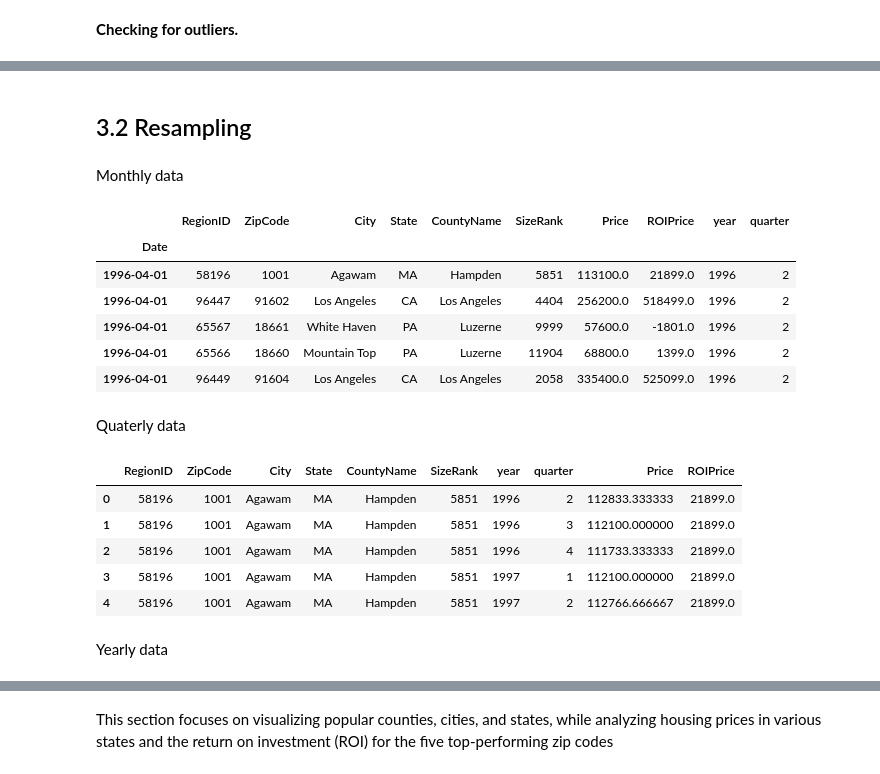
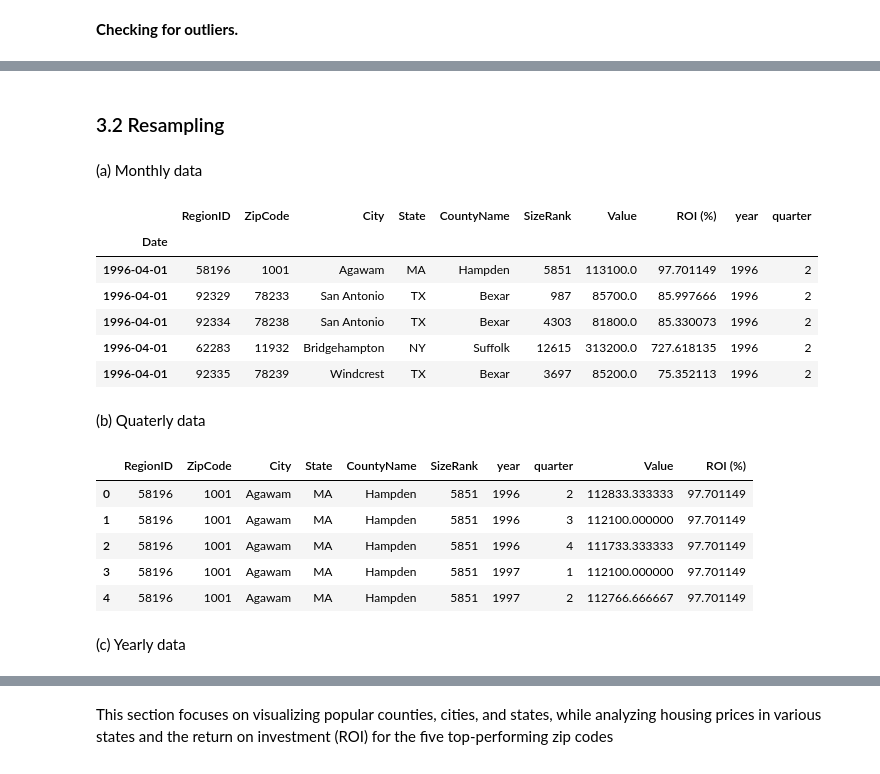
Before and after one commit to PaulMuniu/Phase-4-Group-Project, a Jupyter notebook: Student.ipynb, the cells around one changed output, grey strips where cells are left out. Saved outputs shown, nothing was run; the diff lists cells and outputs as text; code cells hidden in the pictures.

```diff
--- a/Student.ipynb
+++ b/Student.ipynb
@@ -268,4 +271,4 @@ Renaming and convertion.
 df.rename(columns={'RegionName': 'ZipCode'}, inplace=True)
 # %%
 # Convert 'Date' column to datetime
-df.loc[:, 'Date'] = pd.to_datetime(df['Date'], format='%Y-%m')
+df.loc[:, 'Date'] =pd.to_datetime(df['Date']).dt.date
@@ -271,0 +284,17 @@ df.loc[:, 'Date'] = pd.to_datetime(df['Date'], format='%Y-%m')
+# %%
+# Calc. initial and final values for each ZipCode
+initial_values = df.groupby('ZipCode').first()['Value']
+final_values = df.groupby('ZipCode').last()['Value']
+
+# Calc. ROI for each ZipCode
+roi = (final_values - initial_values) / initial_values * 100
+
+# Create a DataFrame to display ROI
+roi_df = pd.DataFrame({
+    'ZipCode': roi.index,
+    'Initial Value': initial_values.values,
+    'Final Value': final_values.values,
+    'ROI (%)': roi.values
+})
+
+roi_df.sample(5, random_state=42)
@@ -271,0 +308,4 @@ df.loc[:, 'Date'] = pd.to_datetime(df['Date'], format='%Y-%m')
+# %%
+# Merge the ROI column to the df dataset
+data = pd.merge(df, roi_df)
+data.head()
@@ -328,3 +353,0 @@ plt.show();
-# %%
-data = pd.merge(df, top_5_zipcodes, on='ZipCode')
-data.head()
@@ -385,61 +405,62 @@ data.describe(include=['object'])
 # %% [markdown]
-## 3.2 Resampling
+### 3.2 Resampling
-# %% [markdown]
-Monthly data
+# %% [markdown]
+(a) Monthly data
 # %%
 # Extract year
+data['Date'] = pd.to_datetime(data['Date'], format='%Y-%m')
 data['Year'] = data['Date'].dt.year
 
 # Group by year and calculate mean
-df_monthly = data.groupby(['RegionID', 'ZipCode', 'City', 'State', 'CountyName', 'SizeRank', 'Date']).agg({'value': 'mean', 'ROIPrice': 'mean'}).reset_index()
+df_monthly = data.groupby(['RegionID', 'ZipCode', 'City', 'State', 'CountyName', 'SizeRank', 'Date']).agg({'Value': 'mean', 'ROI (%)': 'mean'}).reset_index()
 
 # Extract year and quarter
 df_monthly['year'] = df_monthly['Date'].dt.year
 df_monthly['quarter'] = df_monthly['Date'].dt.quarter
 
 # Group by year, quarter, and other columns, then calculate mean
-df_quarterly = df_monthly.groupby(['RegionID', 'ZipCode', 'City', 'State', 'CountyName', 'SizeRank', 'year', 'quarter']).agg({'Price': 'mean', 'ROIPrice': 'mean'}).reset_index()
+df_quarterly = df_monthly.groupby(['RegionID', 'ZipCode', 'City', 'State', 'CountyName', 'SizeRank', 'year', 'quarter']).agg({'Value': 'mean', 'ROI (%)': 'mean'}).reset_index()
 
 # Display the result
 df_quarterly
 
 # Set the 'Date' column as the index
 df_monthly.set_index('Date', inplace=True)
 
 # Sort the DataFrame by the datetime index
 df_monthly.sort_index(inplace=True)
 
 # Display the DataFrame to verify the changes
 df_monthly.head()
 # %% [output]
-|  | RegionID | ZipCode | City | State | CountyName | SizeRank | Price | ROIPrice | year | quarter |
+|  | RegionID | ZipCode | City | State | CountyName | SizeRank | Value | ROI (%) | year | quarter |
 | Date |  |  |  |  |  |  |  |  |  |  |
-| 1996-04-01 | 58196 | 1001 | Agawam | MA | Hampden | 5851 | 113100.0 | 21899.0 | 1996 | 2 |
-| 1996-04-01 | 96447 | 91602 | Los Angeles | CA | Los Angeles | 4404 | 256200.0 | 518499.0 | 1996 | 2 |
-| 1996-04-01 | 65567 | 18661 | White Haven | PA | Luzerne | 9999 | 57600.0 | -1801.0 | 1996 | 2 |
-| 1996-04-01 | 65566 | 18660 | Mountain Top | PA | Luzerne | 11904 | 68800.0 | 1399.0 | 1996 | 2 |
-| 1996-04-01 | 96449 | 91604 | Los Angeles | CA | Los Angeles | 2058 | 335400.0 | 525099.0 | 1996 | 2 |
+| 1996-04-01 | 58196 | 1001 | Agawam | MA | Hampden | 5851 | 113100.0 | 97.701149 | 1996 | 2 |
+| 1996-04-01 | 92329 | 78233 | San Antonio | TX | Bexar | 987 | 85700.0 | 85.997666 | 1996 | 2 |
+| 1996-04-01 | 92334 | 78238 | San Antonio | TX | Bexar | 4303 | 81800.0 | 85.330073 | 1996 | 2 |
+| 1996-04-01 | 62283 | 11932 | Bridgehampton | NY | Suffolk | 12615 | 313200.0 | 727.618135 | 1996 | 2 |
+| 1996-04-01 | 92335 | 78239 | Windcrest | TX | Bexar | 3697 | 85200.0 | 75.352113 | 1996 | 2 |
-# %% [markdown]
-Quaterly data
+# %% [markdown]
+(b) Quaterly data
 # %%
 # Extract year and quarter
 df_monthly['year'] = df_monthly.index.year
 df_monthly['quarter'] = df_monthly.index.quarter
 
 # Group by year, quarter, and other columns, then calculate mean
-df_quarterly = df_monthly.groupby(['RegionID', 'ZipCode', 'City', 'State', 'CountyName', 'SizeRank', 'year', 'quarter']).agg({'Price': 'mean', 'ROIPrice': 'mean'}).reset_index()
+df_quarterly = df_monthly.groupby(['RegionID', 'ZipCode', 'City', 'State', 'CountyName', 'SizeRank', 'year', 'quarter']).agg({'Value': 'mean', 'ROI (%)': 'mean'}).reset_index()
 
 # Display the result
 df_quarterly.head()
 # %% [output]
-|  | RegionID | ZipCode | City | State | CountyName | SizeRank | year | quarter | Price | ROIPrice |
-| 0 | 58196 | 1001 | Agawam | MA | Hampden | 5851 | 1996 | 2 | 112833.333333 | 21899.0 |
-| 1 | 58196 | 1001 | Agawam | MA | Hampden | 5851 | 1996 | 3 | 112100.000000 | 21899.0 |
-| 2 | 58196 | 1001 | Agawam | MA | Hampden | 5851 | 1996 | 4 | 111733.333333 | 21899.0 |
-| 3 | 58196 | 1001 | Agawam | MA | Hampden | 5851 | 1997 | 1 | 112100.000000 | 21899.0 |
-| 4 | 58196 | 1001 | Agawam | MA | Hampden | 5851 | 1997 | 2 | 112766.666667 | 21899.0 |
+|  | RegionID | ZipCode | City | State | CountyName | SizeRank | year | quarter | Value | ROI (%) |
+| 0 | 58196 | 1001 | Agawam | MA | Hampden | 5851 | 1996 | 2 | 112833.333333 | 97.701149 |
+| 1 | 58196 | 1001 | Agawam | MA | Hampden | 5851 | 1996 | 3 | 112100.000000 | 97.701149 |
+| 2 | 58196 | 1001 | Agawam | MA | Hampden | 5851 | 1996 | 4 | 111733.333333 | 97.701149 |
+| 3 | 58196 | 1001 | Agawam | MA | Hampden | 5851 | 1997 | 1 | 112100.000000 | 97.701149 |
+| 4 | 58196 | 1001 | Agawam | MA | Hampden | 5851 | 1997 | 2 | 112766.666667 | 97.701149 |
-# %% [markdown]
-Yearly data
+# %% [markdown]
+(c) Yearly data
 # %%
 # Extract year
 data['year'] = data['Date'].dt.year
```
Also changed, not shown: parts of 53 cells of this notebook.
